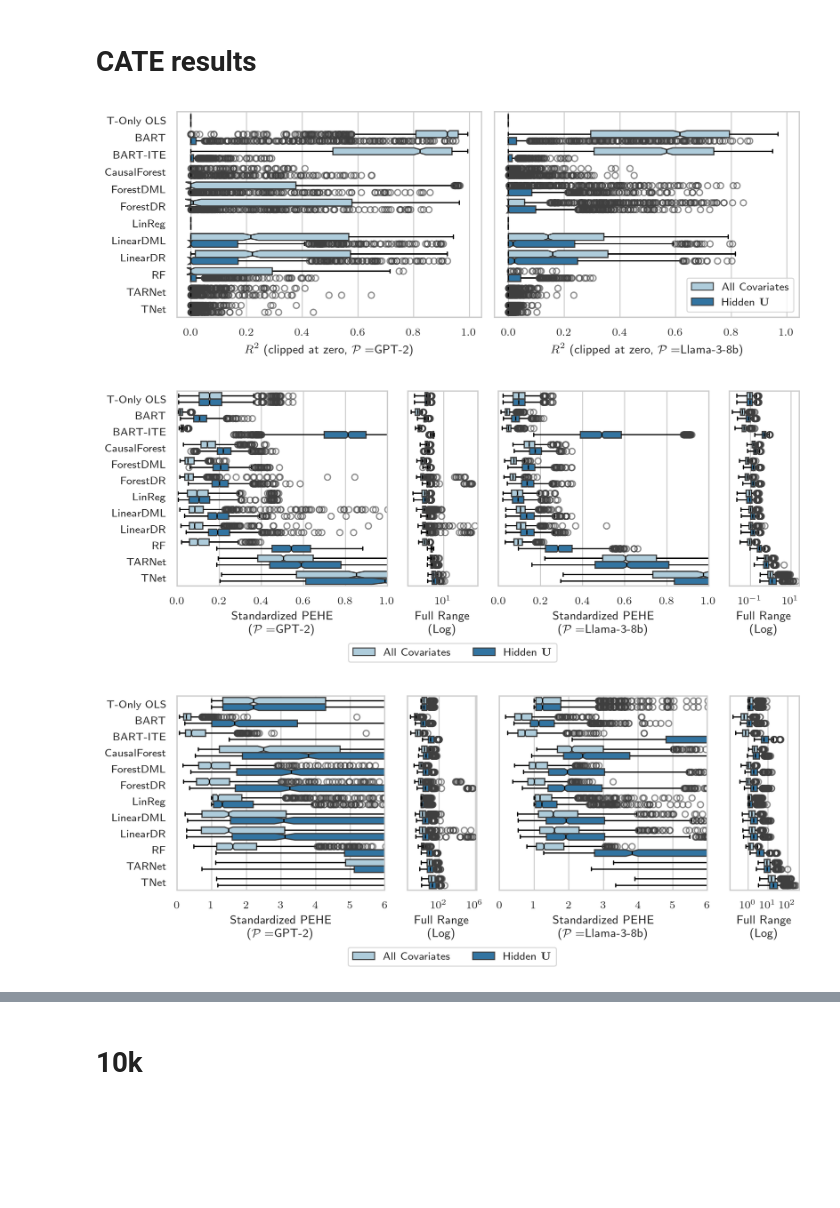
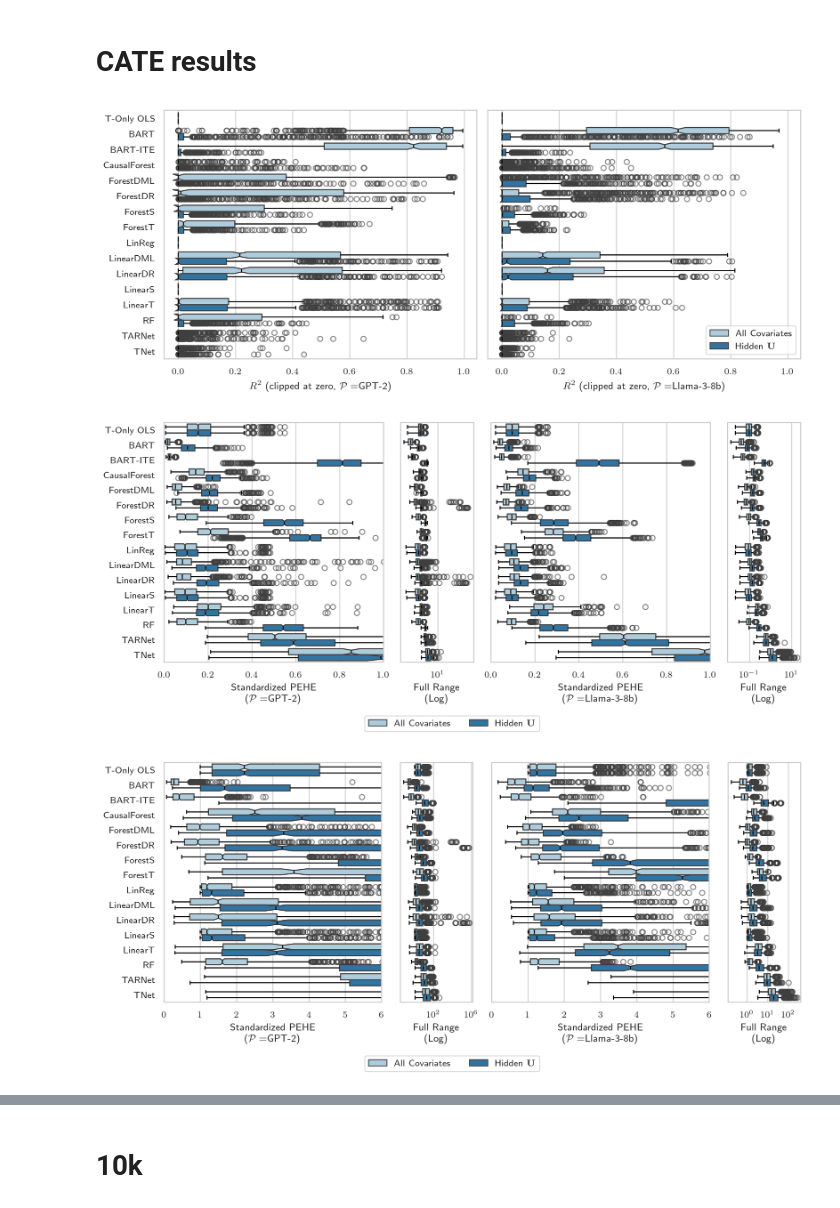
Before and after one commit to parallelArchitect/sequence-driven-scms, a Jupyter notebook: benchmark.ipynb, the cells around one changed output, grey strips where cells are left out. Cells and saved outputs as stored; diff of their text form; code cells hidden in the pictures; blank space fills up the shorter version.

Commit message:
update estimation

```diff
--- a/benchmark.ipynb
+++ b/benchmark.ipynb
@@ -17,8 +17,18 @@ py_estimation_df = run_py_estimation_1k()
 py_10k_estimation_df = run_py_estimation_10k()
 r_predictions_df_all, r_predictions_df_hidden = run_r_estimation_1k()
 r_10k_predictions_df_all, r_10k_predictions_df_hidden = run_r_estimation_10k()
+st_estimation_df = run_ST_estimation_1k()
+st_10k_estimation_df = run_ST_estimation_10k()
 
-# join predictions
+# join ST predictions
+warnings.filterwarnings('ignore')
+join_columns = ['df_path', 'model_name', 'dataset_size', 'covariate_names', 'treatment_name']
+cols_to_use = list(py_estimation_df.columns.difference(st_estimation_df.columns)) + join_columns
+py_estimation_df = pd.merge(st_estimation_df, py_estimation_df[cols_to_use], on=join_columns, how='outer')
+cols_to_use_10k = list(py_10k_estimation_df.columns.difference(st_10k_estimation_df.columns)) + join_columns
+py_10k_estimation_df = pd.merge(st_10k_estimation_df, py_10k_estimation_df[cols_to_use_10k], on=join_columns, how='outer')
+
+# join all predictions
 r_predictions_df = pd.concat((r_predictions_df_all, r_predictions_df_hidden), axis=0)
 estimation_df = join_r_estimation_df(py_estimation_df, r_predictions_df)
 r_10k_predictions_df = pd.concat((r_10k_predictions_df_all, r_10k_predictions_df_hidden), axis=0)
@@ -60,7 +84,11 @@ cate_performance_df['method_name'] = cate_performance_df['method_name'].replace(
     'NaiveLinReg': 'T-Only OLS',
     'CausalForestDML': 'ForestDML',
     'SNet1': 'TARNet',
-    'Conformal': 'CQR'
+    'Conformal': 'CQR',
+    'LinearSLearner': 'LinearS',
+    'LinearTLearner': 'LinearT',
+    'ForestSLearner': 'ForestS',
+    'ForestTLearner': 'ForestT',
 })
 # %%
 boxplot_settings = {
@@ -75,8 +103,7 @@ boxplot_settings = {
 sns.set(rc={'text.usetex' : True}, font_scale=1, context='paper')
 sns.set_style('whitegrid')
 showmeans = False
-method_order = ['T-Only OLS', 'BART', 'BART-ITE', 'CausalForest', 'ForestDML', 'ForestDR', 'LinReg', 'LinearDML', 'LinearDR', 'RF', 'TARNet', 'TNet']
-fig, axes = plt.subplots(nrows=1, ncols=2, sharey=True, figsize=(8, 3), dpi=300, sharex=True)
+fig, axes = plt.subplots(nrows=1, ncols=2, sharey=True, figsize=(9.5, 4), dpi=300, sharex=True)
 axes = axes.ravel()
 sns.boxplot(
     data=cate_performance_df[cate_performance_df['model_name'] == 'gpt2'],
@@ -85,7 +112,7 @@ sns.boxplot(
     hue='setting',
     showmeans=showmeans,
     ax=axes[0],
-    order=method_order,
+    order=cate_method_order,
     **boxplot_settings
 )
 axes[0].set_ylabel('')
@@ -99,7 +126,7 @@ sns.boxplot(
     hue='setting',
     showmeans=showmeans,
     ax=axes[1],
-    order=method_order,
+    order=cate_method_order,
     **boxplot_settings
 )
 axes[1].legend(title=None)
@@ -110,7 +137,7 @@ axes[1].xaxis.grid(True)
 plt.tight_layout()
 plt.show()
 
-fig, axes = plt.subplots(nrows=1, ncols=4, sharey=True, width_ratios=(3, 1, 3, 1), figsize=(8, 3), dpi=300, sharex=False)
+fig, axes = plt.subplots(nrows=1, ncols=4, sharey=True, width_ratios=(3, 1, 3, 1), figsize=(9.5, 4), dpi=300, sharex=False)
 axes = axes.ravel()
 sns.boxplot(
     data=cate_performance_df[cate_performance_df['model_name'] == 'gpt2'],
@@ -119,7 +146,7 @@ sns.boxplot(
     hue='setting',
     showmeans=showmeans,
     ax=axes[0],
-    order=method_order,
+    order=cate_method_order,
     **boxplot_settings
 )
 axes[0].set_xlim(0, 1)
@@ -134,7 +161,7 @@ sns.boxplot(
     hue='setting',
     showmeans=showmeans,
     ax=axes[1],
-    order=method_order,
+    order=cate_method_order,
     **boxplot_settings
 )
 axes[1].set_ylabel('')
@@ -148,7 +175,7 @@ sns.boxplot(
     hue='setting',
     showmeans=showmeans,
     ax=axes[2],
-    order=method_order,
+    order=cate_method_order,
     **boxplot_settings
 )
 axes[2].set_xlim(0, 1)
@@ -161,7 +188,7 @@ sns.boxplot(
     hue='setting',
     showmeans=showmeans,
     ax=axes[3],
-    order=method_order,
+    order=cate_method_order,
     **boxplot_settings
 )
 axes[3].legend().remove()
@@ -176,7 +203,7 @@ fig.legend(handles, labels, loc='lower center', bbox_to_anchor=(0.5, -0.07), nco
 plt.tight_layout()
 plt.show()
 
-fig, axes = plt.subplots(nrows=1, ncols=4, sharey=True, width_ratios=(3, 1, 3, 1), figsize=(8, 3), dpi=300, sharex=False)
+fig, axes = plt.subplots(nrows=1, ncols=4, sharey=True, width_ratios=(3, 1, 3, 1), figsize=(9.5, 4), dpi=300, sharex=False)
 axes = axes.ravel()
 sns.boxplot(
     data=cate_performance_df[cate_performance_df['model_name'] == 'gpt2'],
@@ -185,7 +212,7 @@ sns.boxplot(
     hue='setting',
     showmeans=showmeans,
     ax=axes[0],
-    order=method_order,
+    order=cate_method_order,
     **boxplot_settings
 )
 axes[0].set_xlim(0, 6)
@@ -200,7 +227,7 @@ sns.boxplot(
     hue='setting',
     showmeans=showmeans,
     ax=axes[1],
-    order=method_order,
+    order=cate_method_order,
     **boxplot_settings
 )
 axes[1].set_ylabel('')
@@ -214,7 +241,7 @@ sns.boxplot(
     hue='setting',
     showmeans=showmeans,
     ax=axes[2],
-    order=method_order,
+    order=cate_method_order,
     **boxplot_settings
 )
 axes[2].set_xlim(0, 6)
@@ -227,7 +254,7 @@ sns.boxplot(
     hue='setting',
     showmeans=showmeans,
     ax=axes[3],
-    order=method_order,
+    order=cate_method_order,
     **boxplot_settings
 )
 axes[3].legend().remove()
@@ -243,7 +270,6 @@ plt.tight_layout()
 plt.show()
 
 # intervals
-method_order = ['BART', 'BART-ITE', 'CausalForest', 'ForestDML', 'CQR', 'ForestDR', 'LinearDML', 'LinearDR']
 fig, axes = plt.subplots(nrows=1, ncols=4, sharey=True, figsize=(8, 3), dpi=300, sharex=False)
 axes = axes.ravel()
 sns.boxplot(
@@ -252,7 +278,7 @@ sns.boxplot(
     x='coverage_cate',
     hue='setting',
     ax=axes[0],
-    order=method_order,
+    order=interval_method_order,
     **boxplot_settings
 )
 axes[0].axvline(x=0.95, color='red')
@@ -266,7 +292,7 @@ sns.boxplot(
     x='sd_width_cate',
     hue='setting',
     ax=axes[1],
-    order=method_order,
+    order=interval_method_order,
     **boxplot_settings
 )
 axes[1].legend().remove()
@@ -277,35 +303,35 @@ sns.boxplot(
     y='method_name',
     x='coverage_cate',
     hue='setting',
     ax=axes[2],
-    order=method_order,
+    order=interval_method_order,
     **boxplot_settings
 )
 axes[2].axvline(x=0.95, color='red')
 axes[2].legend().remove()
 axes[2].set_xlabel('Empirical Coverage\n' + r'($\mathcal{P}=$Llama-3-8b)')
 
 sns.boxplot(
     data=cate_performance_df[cate_performance_df['model_name'] == 'llama-3-8b'].dropna(subset=['coverage_cate']),
     y='method_name',
     x='sd_width_cate',
     hue='setting',
     ax=axes[3],
-    order=method_order,
+    order=interval_method_order,
     **boxplot_settings
 )
 handles, labels = axes[3].get_legend_handles_labels()
 axes[3].legend().remove()
 axes[3].set_xlabel('Standardized Mean Width\n' + r'($\mathcal{P}=$Llama-3-8b)')
 
 axes[0].xaxis.grid(True)
 axes[1].xaxis.grid(True)
 axes[2].xaxis.grid(True)
 axes[3].xaxis.grid(True)
 fig.legend(handles, labels, loc='lower center', bbox_to_anchor=(0.5, -0.07), ncol=2, fancybox=True, shadow=False)
 plt.tight_layout()
 plt.show()
 # %% [output]
-[figure, old version]
+[figure, new version]
-[figure, old version]
+[figure, new version]
-[figure, old version]
+[figure, new version]
```
Also changed, not shown: parts of 11 cells of this notebook, 2 other files.
